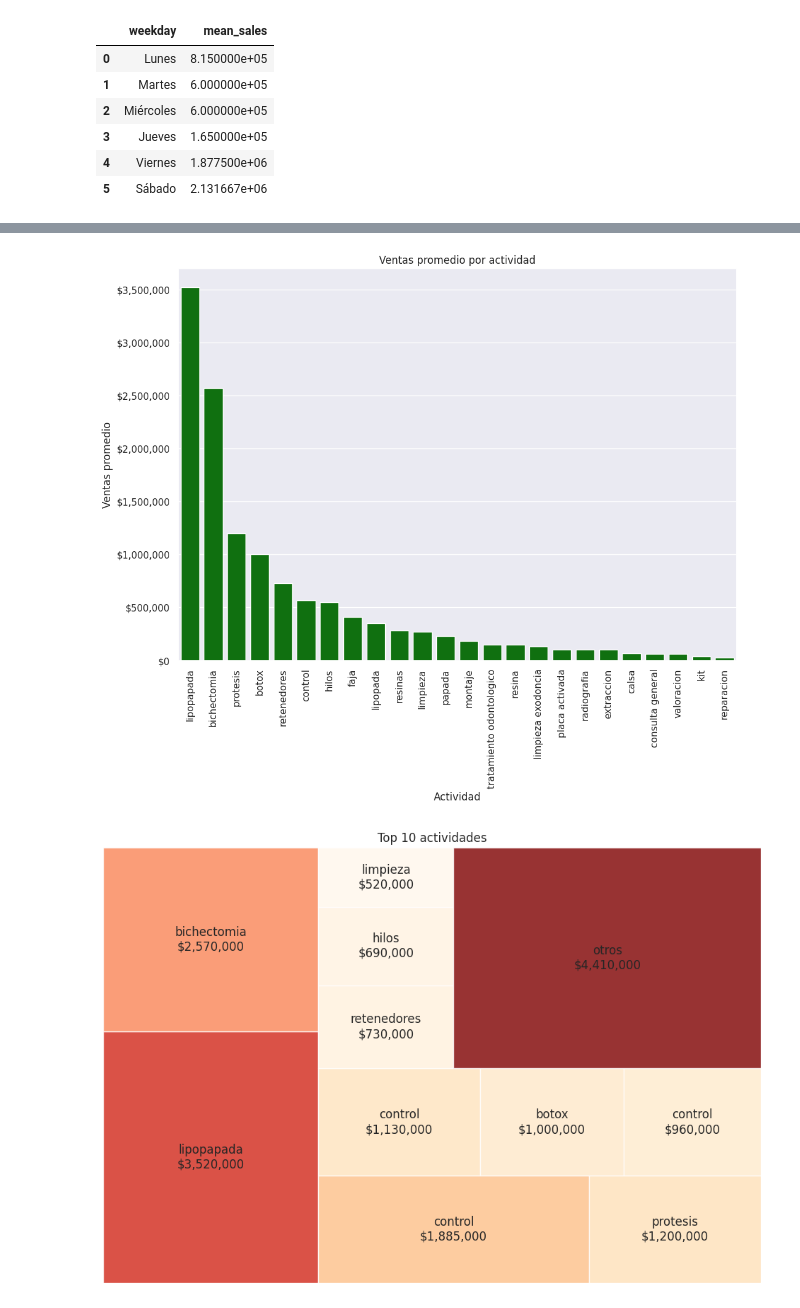
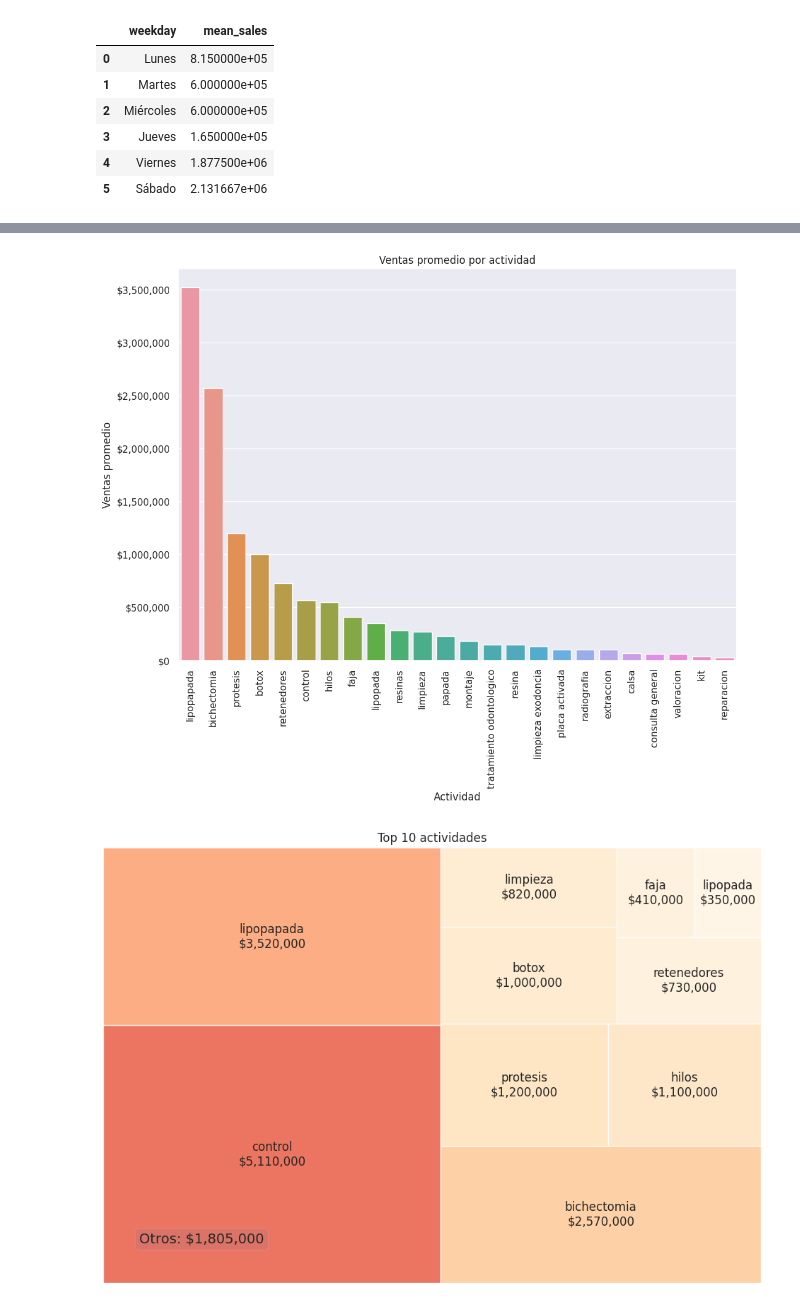
Before and after one commit to JsNcAr/GSalud_Analysis, a Jupyter notebook: Clinica_Viz.ipynb, the cells around one changed output, grey strips where cells are left out. Cells and saved outputs as stored; diff of their text form; code cells hidden in the pictures.

```diff
--- a/Clinica_Viz.ipynb
+++ b/Clinica_Viz.ipynb
@@ -248,7 +208,7 @@ def print_sql(query):
 query = "SELECT actividad, AVG(total) AS mean_sales FROM actividades GROUP BY actividad ORDER BY mean_sales DESC"
 A1 = pd.read_sql(query, con=db)
 # %%
-sns.barplot(x='actividad', y='mean_sales', data=A1, color='green', errorbar=None)
+sns.barplot(x='actividad', y='mean_sales', data=A1, errorbar=None)
 plt.title('Ventas promedio por actividad')
 plt.xlabel('Actividad')
 
@@ -260,41 +220,43 @@ plt.ticklabel_format(style='plain', axis='y')
 plt.gca().get_yaxis().set_major_formatter(plt.FuncFormatter(lambda x, loc: "${:,}".format(int(x))))
 plt.show()
 # %% [output]
-[figure, old version]
+[figure, new version]
+# %%
+# query to get the total sales per activity
+query = "SELECT actividad, SUM(total) AS total FROM actividades GROUP BY actividad ORDER BY total DESC"
+
+# save query result to dataframe
+A1 = pd.read_sql(query, con=db)
 # %%
 # make a treemap of top 10 activities and save the others in 'others' category
-#df['total'] = df['total'].astype(float)
-A1 = A1.sort_values(by='mean_sales', ascending=False)
-# order by total
-#df = df.sort_values(by='total', ascending=False)
-#df.loc[~df['activity_1'].isin(df['activity_1'].value_counts().head(10).index), 'activity_1'] = 'others'
-#df = df.groupby('activity_1').sum()
-#df = df.reset_index()
+A1['total'] = A1['total'].astype(float)
+A1 = A1.sort_values(by='total', ascending=False)
 
-df = df.sort_values(by='total', ascending=False)
-df = df.head(10)
+# save total of all activities
+total = A1['total'].sum()
 
-# add "others" with the sum of the rest of the activities
-others = pd.DataFrame([['otros', total - df['total'].sum()]], columns=['activity_1', 'total'])
-df = pd.concat([df, others])
+# Get top 10 activities
+A1 = A1.head(10)
 
 # create a color palette, mapped to these values
 cmap = plt.cm.OrRd
-mini=min(df['total'])
-maxi=max(df['total'])
+mini=min(A1['total'])
+maxi=max(A1['total'])
 norm = plt.Normalize(vmin=mini, vmax=maxi)
 colors = [cmap(norm(value)) for value in df['total']]
 
 # create labels inside the plot (total formatted as money)
-labels = [str(i) + '\n' + str(j) for i, j in zip(df['activity_1'], df['total'].map('${:,.0f}'.format))]
+labels = [str(i) + '\n' + str(j) for i, j in zip(A1['actividad'], A1['total'].map('${:,.0f}'.format))]
 # create plot
 plt.figure(figsize=(12,8))
-squarify.plot(sizes=df['total'], label=labels, alpha=.8, color=colors)
+squarify.plot(sizes=A1['total'], label=labels, alpha=.8, color=colors)
 plt.title('Top 10 actividades')
+# add note with others value
+plt.annotate('Otros: ' + '${:,.0f}'.format(total - A1['total'].sum()), xy=(0.1, 0.1), xytext=(0.15, 0.1), fontsize=14, ha="center", va="center", bbox=dict(boxstyle="round", alpha=0.1), xycoords='axes fraction')
 plt.axis('off')
 plt.show()
 # %% [output]
-[figure, old version]
+[figure, new version]
 # %%
 A1
 # %% [output]
```
Also changed, not shown: parts of 5 cells of this notebook, 1 other file.
